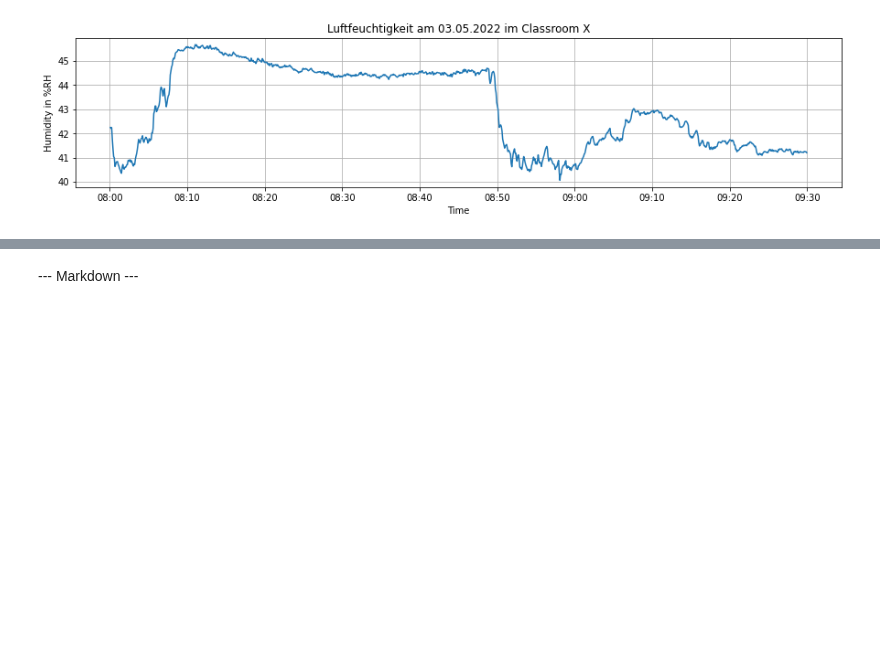
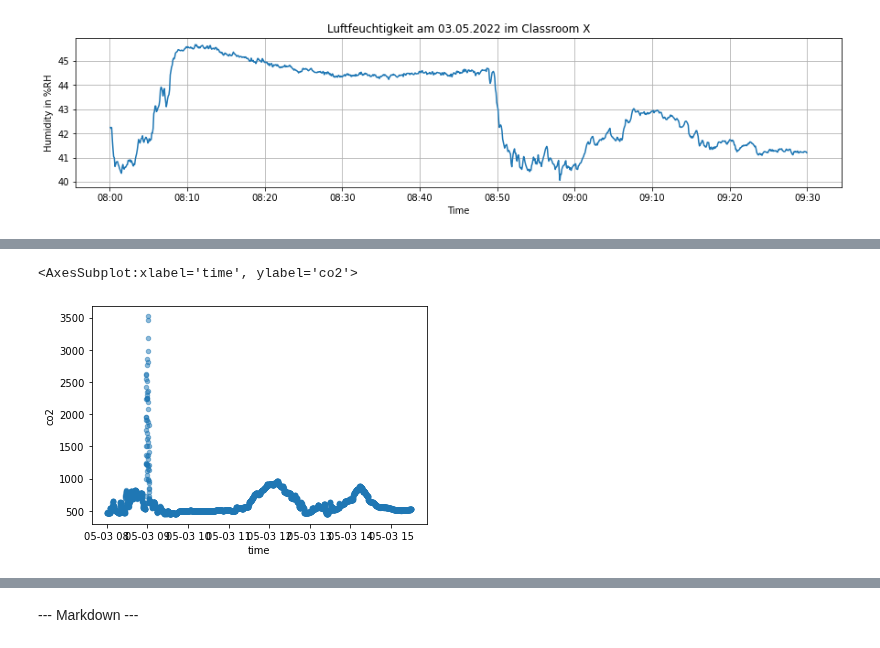
Before and after one commit to Smart-Classroom-Challenge/Data-Evaluation, a Jupyter notebook: data-evaluation.ipynb, the cells around one changed output, grey strips where cells are left out. Cells and saved outputs as stored; diff of their text form; code cells hidden in the pictures; blank space fills up the shorter version.

```diff
--- a/data-evaluation.ipynb
+++ b/data-evaluation.ipynb
@@ -111,0 +111,26 @@ Lässt sich anhand der Luftqualität etwas über die Anzahl Personen im Raum aus
+# %%
+#get all Classrooms from database and filter them
+
+import psycopg2, pandas
+
+def get_measurement_from_classroom(name):
+    startDate = "2022-05-03 05:00:00"
+    endDate = "2022-05-03 15:30:00"
+
+    con = psycopg2.connect(
+        host=db_hostname,
+        database=db_database,
+        user=db_username,
+        password=db_password)
+
+
+    sql_stations = """
+            select * from api_classroom
+            inner join api_measurementstation on api_classroom.id = api_measurementstation.fk_classroom_id
+            inner join api_measurement on api_measurementstation.id = api_measurement.fk_measurement_station_id
+            where api_classroom.name = '{}' and time BETWEEN '{}' AND '{}';
+    """.format(name, startDate, endDate)
+
+    result = pandas.read_sql_query(sql_stations,con)
+
+    return result
@@ -111,0 +161,9 @@ Lässt sich anhand der Luftqualität etwas über die Anzahl Personen im Raum aus
+# %%
+from datetime import datetime, date, time
+
+Measurments = get_measurement_from_classroom("Primarklasse_OG1")
+Measurments=Measurments.loc[Measurments['time'].dt.time > time(8,00)]
+Measurments.plot.scatter(x="time", y="co2", alpha=0.5)
+# %% [output]
+<AxesSubplot:xlabel='time', ylabel='co2'>
+[figure, added]
```
Also changed, not shown: parts of 11 cells of this notebook, 2 other files.
